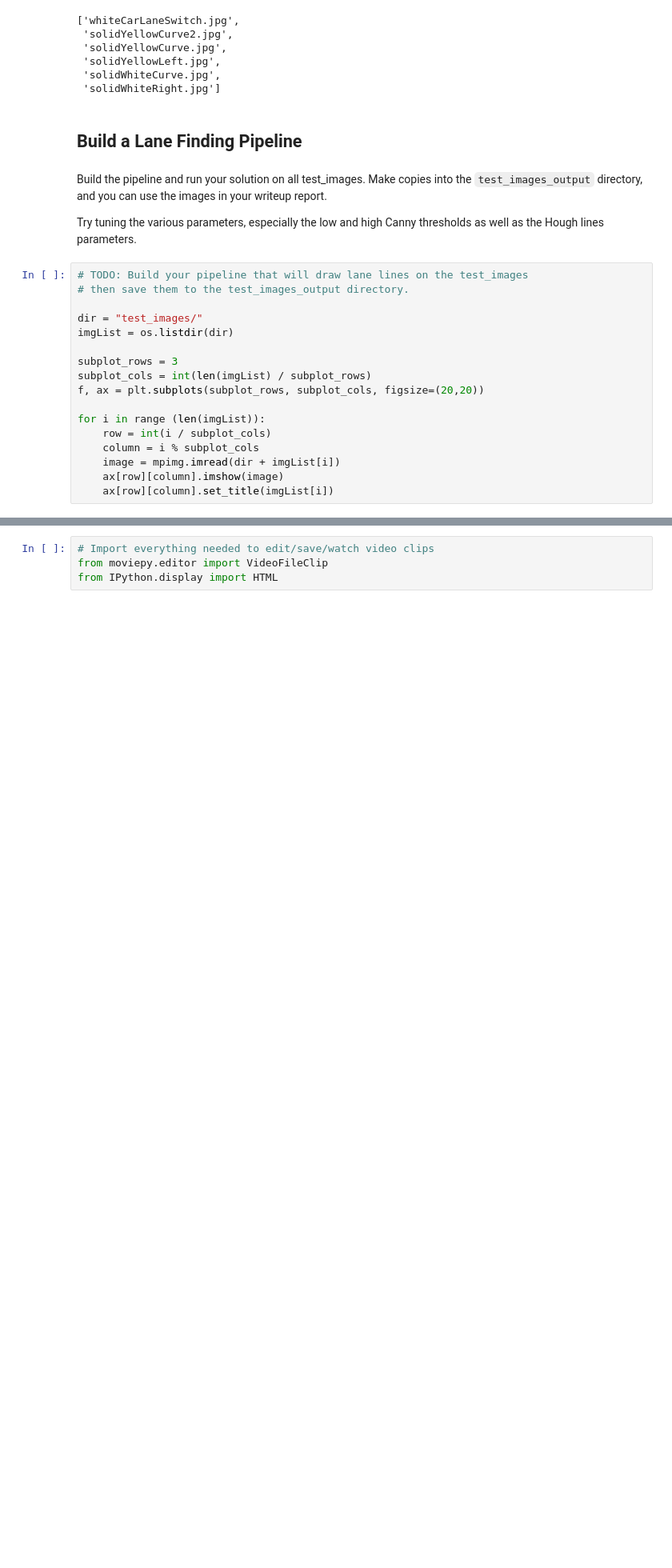
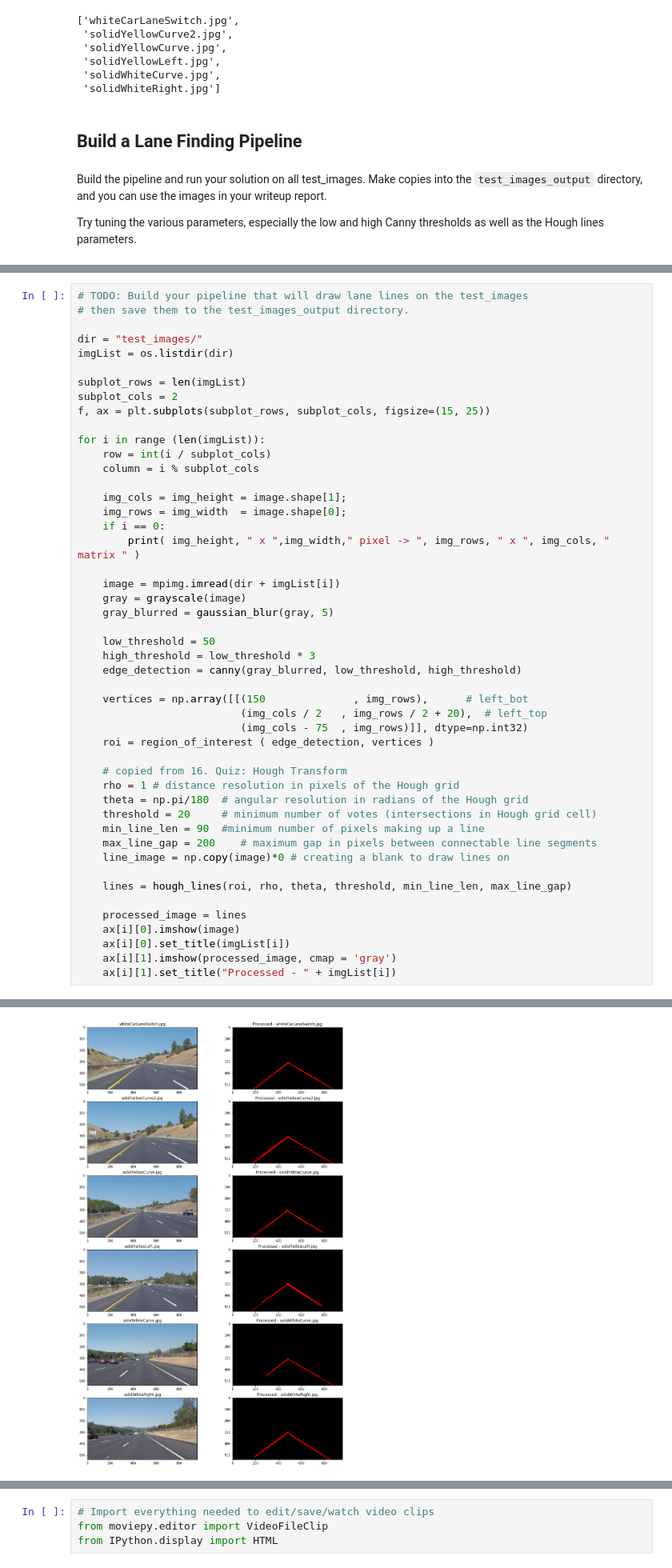
Before and after one commit to bessszilard/Udacity-Self-Driving-Car-Engineer-Nanodegree-Program, a Jupyter notebook: Project-1-Finding-Lane-Lines/P1.ipynb, the cells around one changed output, grey strips where cells are left out. Shown: that part at 80% size. Drawn from its saved outputs; the diff is of its cells as text; blank space fills up the shorter version.

Commit message:
Image process steps added
Preprocessing the image, and finding lines. Process steps: grayscale, gaussian blur, canny, select roi and Hough transform

```diff
--- a/Project-1-Finding-Lane-Lines/P1.ipynb
+++ b/Project-1-Finding-Lane-Lines/P1.ipynb
@@ -193,20 +193,3 @@ os.listdir("test_images/")
 Build the pipeline and run your solution on all test_images. Make copies into the `test_images_output` directory, and you can use the images in your writeup report.
 
 Try tuning the various parameters, especially the low and high Canny thresholds as well as the Hough lines parameters.
-# %%
-# TODO: Build your pipeline that will draw lane lines on the test_images
-# then save them to the test_images_output directory.
-
-dir = "test_images/"
-imgList = os.listdir(dir)
-
-subplot_rows = 3
-subplot_cols = int(len(imgList) / subplot_rows)
-f, ax = plt.subplots(subplot_rows, subplot_cols, figsize=(20,20))
-
-for i in range (len(imgList)):
-    row = int(i / subplot_cols)
-    column = i % subplot_cols
-    image = mpimg.imread(dir + imgList[i])
-    ax[row][column].imshow(image)
-    ax[row][column].set_title(imgList[i])
@@ -214,0 +196,49 @@ for i in range (len(imgList)):
+# %%
+# TODO: Build your pipeline that will draw lane lines on the test_images
+# then save them to the test_images_output directory.
+
+dir = "test_images/"
+imgList = os.listdir(dir)
+
+subplot_rows = len(imgList)
+subplot_cols = 2
+f, ax = plt.subplots(subplot_rows, subplot_cols, figsize=(15, 25))
+
+for i in range (len(imgList)):
+    row = int(i / subplot_cols)
+    column = i % subplot_cols
+
+    img_cols = img_height = image.shape[1];
+    img_rows = img_width  = image.shape[0];
+    if i == 0:
+        print( img_height, " x ",img_width," pixel -> ", img_rows, " x ", img_cols, " matrix " )
+
+    image = mpimg.imread(dir + imgList[i])
+    gray = grayscale(image)
+    gray_blurred = gaussian_blur(gray, 5)
+
+    low_threshold = 50
+    high_threshold = low_threshold * 3
+    edge_detection = canny(gray_blurred, low_threshold, high_threshold)
+
+    vertices = np.array([[(150              , img_rows),      # left_bot
+                          (img_cols / 2   , img_rows / 2 + 20),  # left_top
+                          (img_cols - 75  , img_rows)]], dtype=np.int32)
+    roi = region_of_interest ( edge_detection, vertices )
+
+    # copied from 16. Quiz: Hough Transform
+    rho = 1 # distance resolution in pixels of the Hough grid
+    theta = np.pi/180  # angular resolution in radians of the Hough grid
+    threshold = 20     # minimum number of votes (intersections in Hough grid cell)
+    min_line_len = 90  #minimum number of pixels making up a line
+    max_line_gap = 200    # maximum gap in pixels between connectable line segments
+    line_image = np.copy(image)*0 # creating a blank to draw lines on
+
+    lines = hough_lines(roi, rho, theta, threshold, min_line_len, max_line_gap)
+
+    processed_image = lines
+    ax[i][0].imshow(image)
+    ax[i][0].set_title(imgList[i])
+    ax[i][1].imshow(processed_image, cmap = 'gray')
+    ax[i][1].set_title("Processed - " + imgList[i])
+# %% [output]
@@ -215,3 +246,4 @@ for i in range (len(imgList)):
+[figure, added]
 # %% [markdown]
 ## Test on Videos
 
```
Also changed, not shown: parts of 3 cells of this notebook.
